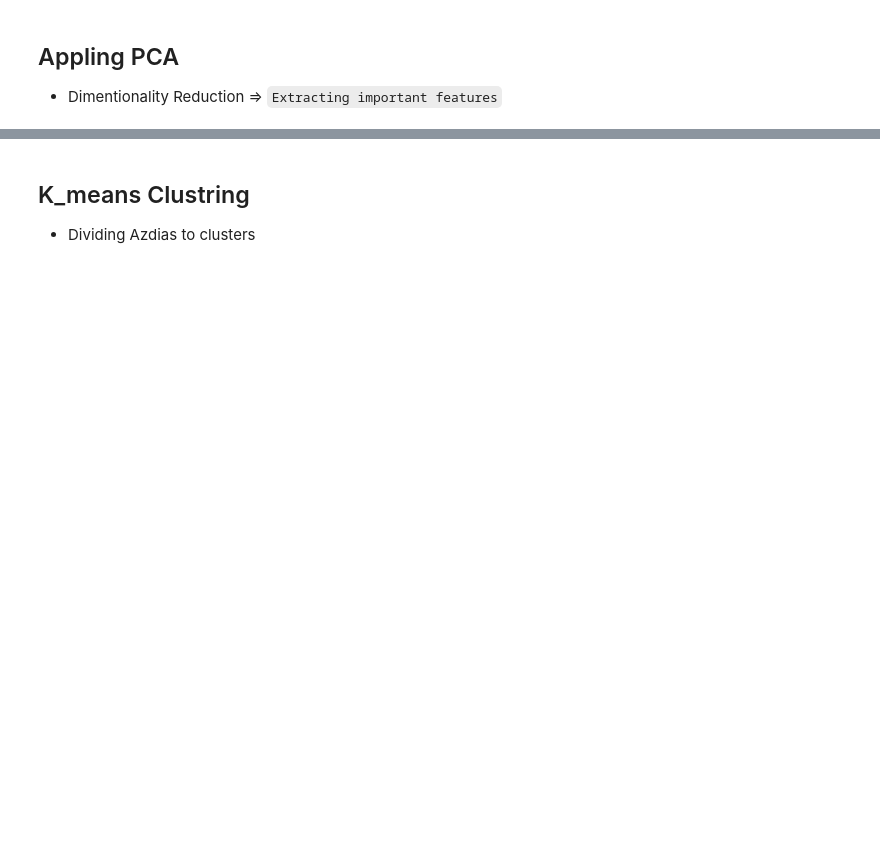
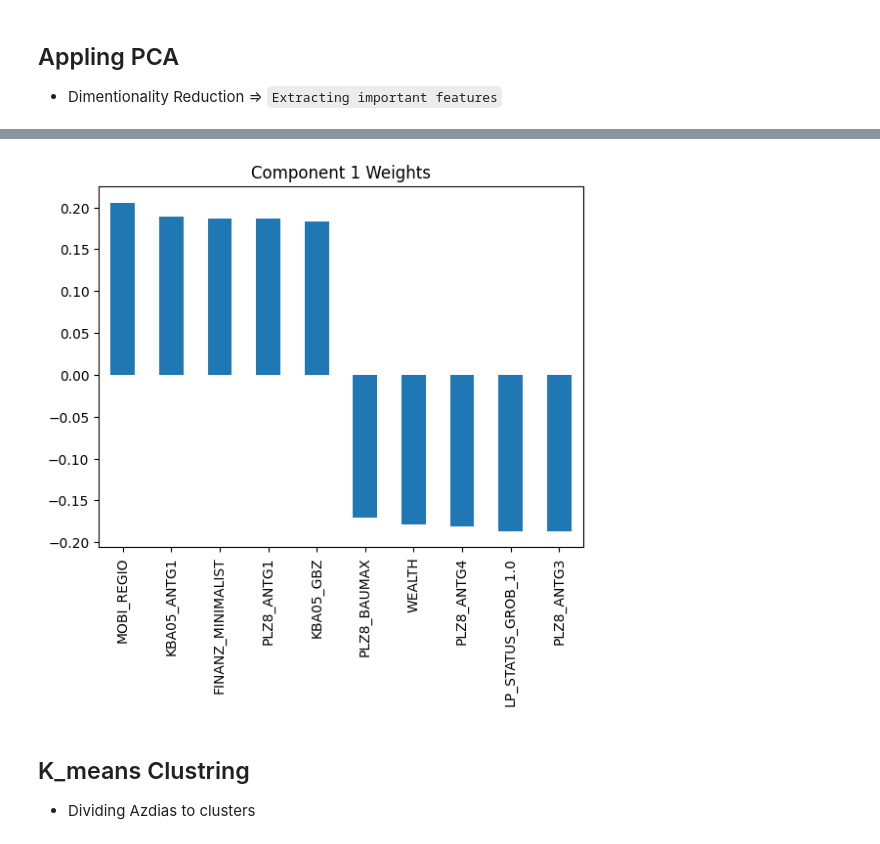
Before and after one commit to mohamed-295/UnsupervisedML_Project, a Jupyter notebook: UnsupervisedML_Project.ipynb, the cells around one changed output, grey strips where cells are left out. Cells and saved outputs as stored; diff of their text form; code cells hidden in the pictures; blank space fills up the shorter version.

```diff
--- a/UnsupervisedML_Project.ipynb
+++ b/UnsupervisedML_Project.ipynb
@@ -271,34 +247,19 @@ pca = PCA(n_components=n_components)
 azdias_pca = pca.fit_transform(azdias_scaled)
 customers_pca = pca.transform(customers_scaled)
 # %%
-def plot_pca_weights(df, pca, component_num, n_features=5):
+def plot_pca_weights(df, pca, component_num):
 
-    weights = pd.DataFrame(
-        pca.components_,
-        columns=df.columns
-    ).iloc[component_num - 1]
+    weights = pd.DataFrame(pca.components_, columns=list(df.columns)).iloc[component_num-1]
+    weights = weights.sort_values(ascending=False)
 
-    # أعلى positive
-    top_positive = weights.sort_values(ascending=False).head(n_features)
+    # The top +ve and -ve features
+    top_weights = pd.concat([weights.head(5), weights.tail(5)])
+    top_weights.plot(kind='bar', title=f'Component {component_num} Weights')
+    plt.show()
 
-    # أعلى negative
-    top_negative = weights.sort_values().head(n_features)
-
-    # دمجهم
-    top_features = pd.concat([top_positive, top_negative])
-
-    # رسم
-    plt.figure(figsize=(10,5))
-    colors = ['green' if val > 0 else 'red' for val in top_features]
-
-    top_features.plot(kind='bar', color=colors)
-
-    plt.title(f'PCA Component {component_num} - Top Features')
-    plt.ylabel("Weight")
-    plt.xticks(rotation=45, ha='right')
-    plt.axhline(0, color='black')
-    plt.tight_layout()
-    plt.show()
+plot_pca_weights(azdias_clean, pca, 1)
+# %% [output]
+[figure, added]
 # %% [markdown]
 ## K_means Clustring
  * Dividing Azdias to clusters
```
Also changed, not shown: parts of 28 cells of this notebook.
